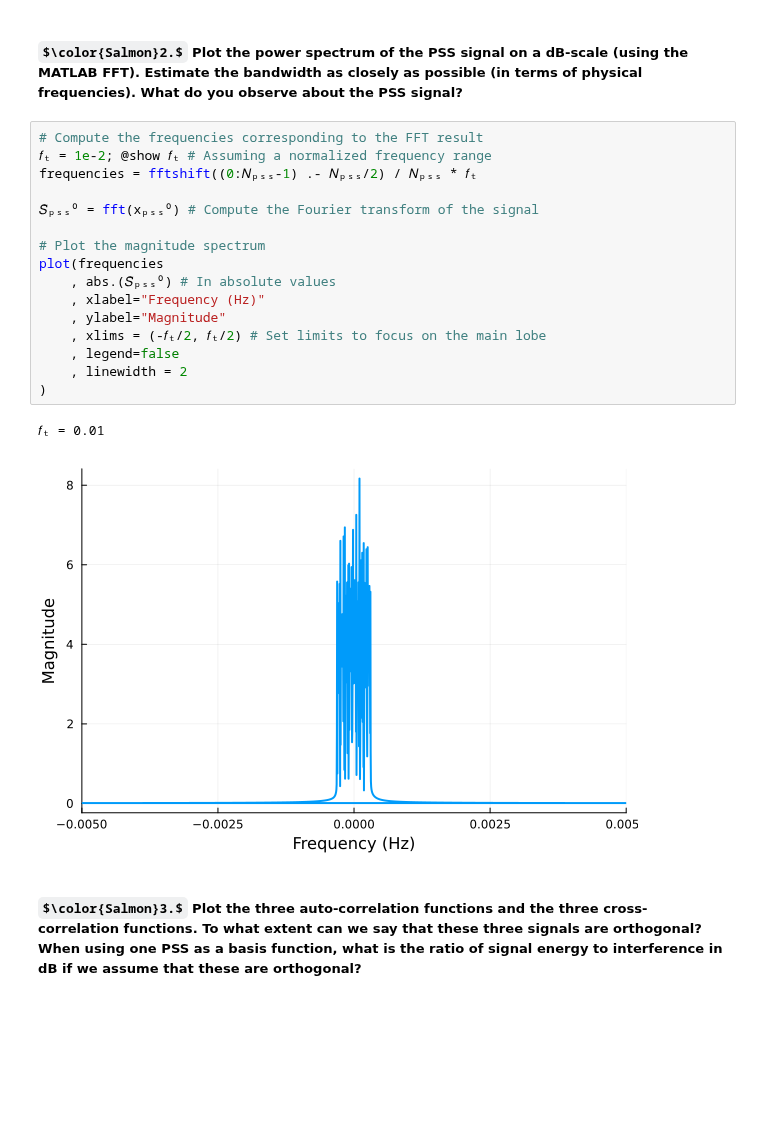
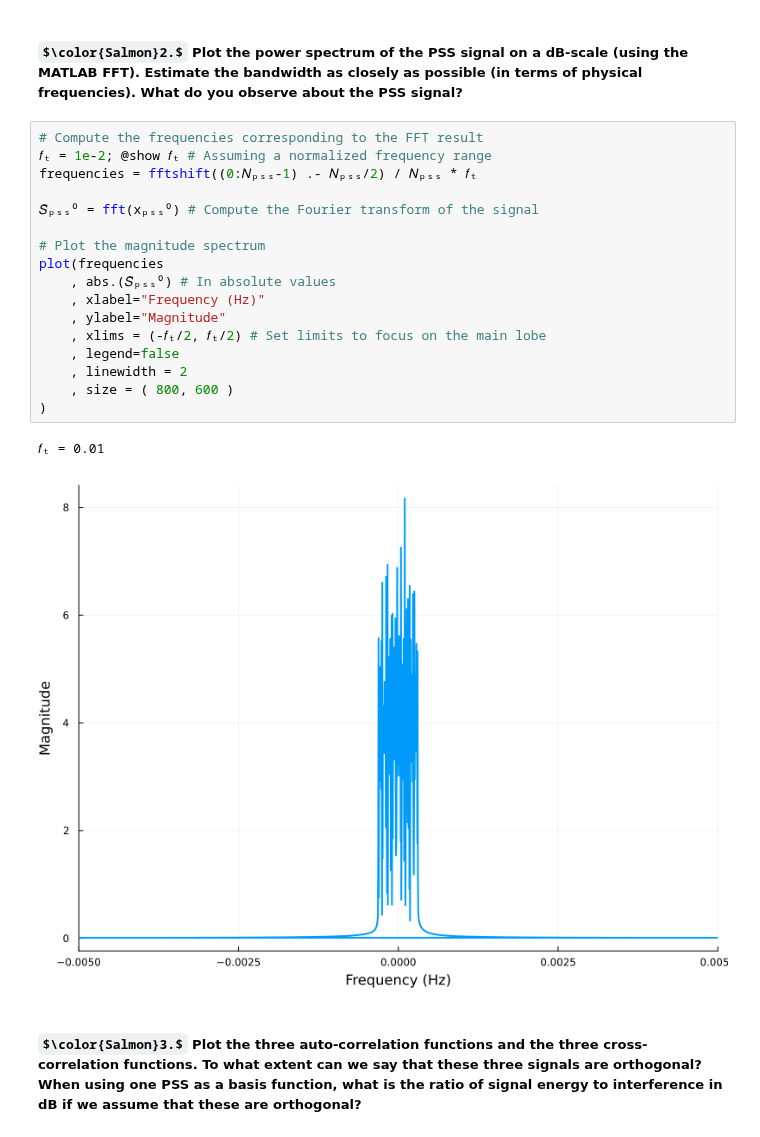
Before and after one commit to setrar/DigiCom, a Jupyter notebook: Labs/TP1/REPORT.ipynb, the cells around one changed output. Drawn from its saved outputs; the diff is of its cells as text; some formulas as TeX source; blank space fills up the shorter version.

```diff
--- a/Labs/TP1/REPORT.ipynb
+++ b/Labs/TP1/REPORT.ipynb
@@ -134,22 +134,23 @@ plot(abs.(xₚₛₛ⁰)
 # %%
 # Compute the frequencies corresponding to the FFT result
 𝑓ₜ = 1e-2; @show 𝑓ₜ # Assuming a normalized frequency range
 frequencies = fftshift((0:𝑁ₚₛₛ-1) .- 𝑁ₚₛₛ/2) / 𝑁ₚₛₛ * 𝑓ₜ
 
 𝑆̃ₚₛₛ⁰ = fft(xₚₛₛ⁰) # Compute the Fourier transform of the signal
 
 # Plot the magnitude spectrum
 plot(frequencies
     , abs.(𝑆̃ₚₛₛ⁰) # In absolute values
     , xlabel="Frequency (Hz)"
     , ylabel="Magnitude"
     , xlims = (-𝑓ₜ/2, 𝑓ₜ/2) # Set limits to focus on the main lobe
     , legend=false
     , linewidth = 2
+    , size = ( 800, 600 )
 )
 # %% [output]
 𝑓ₜ = 0.01
-[figure, old version]
+[figure, new version]
 # %% [markdown]
 ##### $\color{Salmon}3.$ Plot the three auto-correlation functions and the three cross-correlation functions. To what extent can we say that these three signals are orthogonal? When using one PSS as a basis function, what is the ratio of signal energy to interference in dB if we assume that these are orthogonal?
 # %%
```
Also changed, not shown: parts of 33 cells of this notebook, 1 other file.
